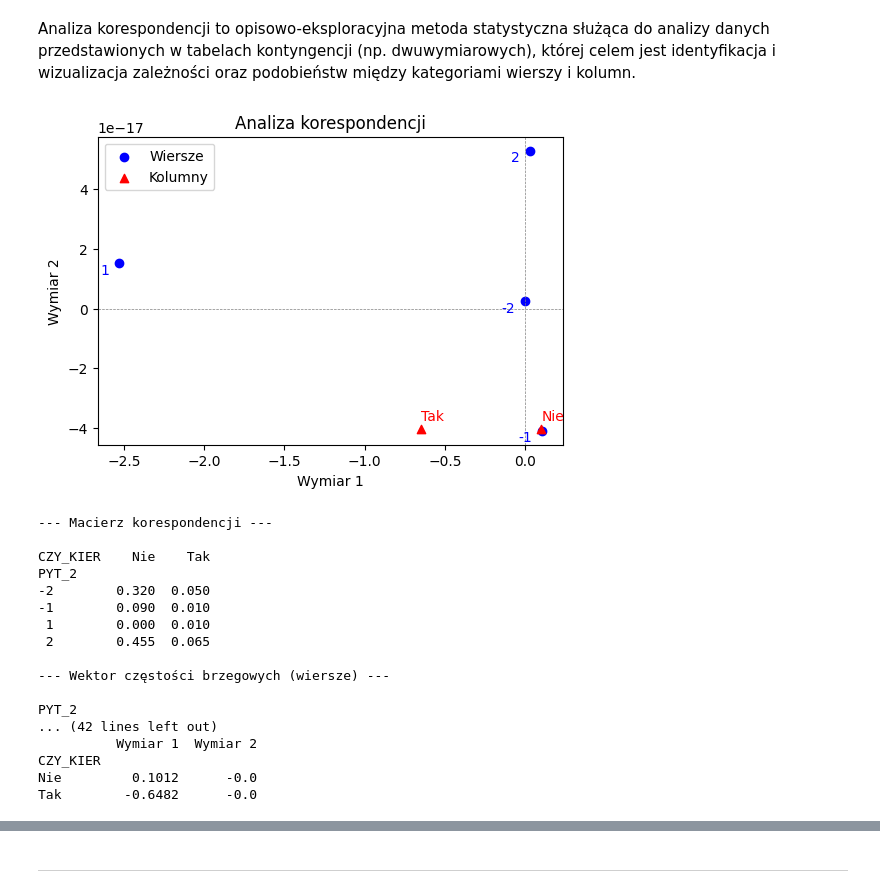
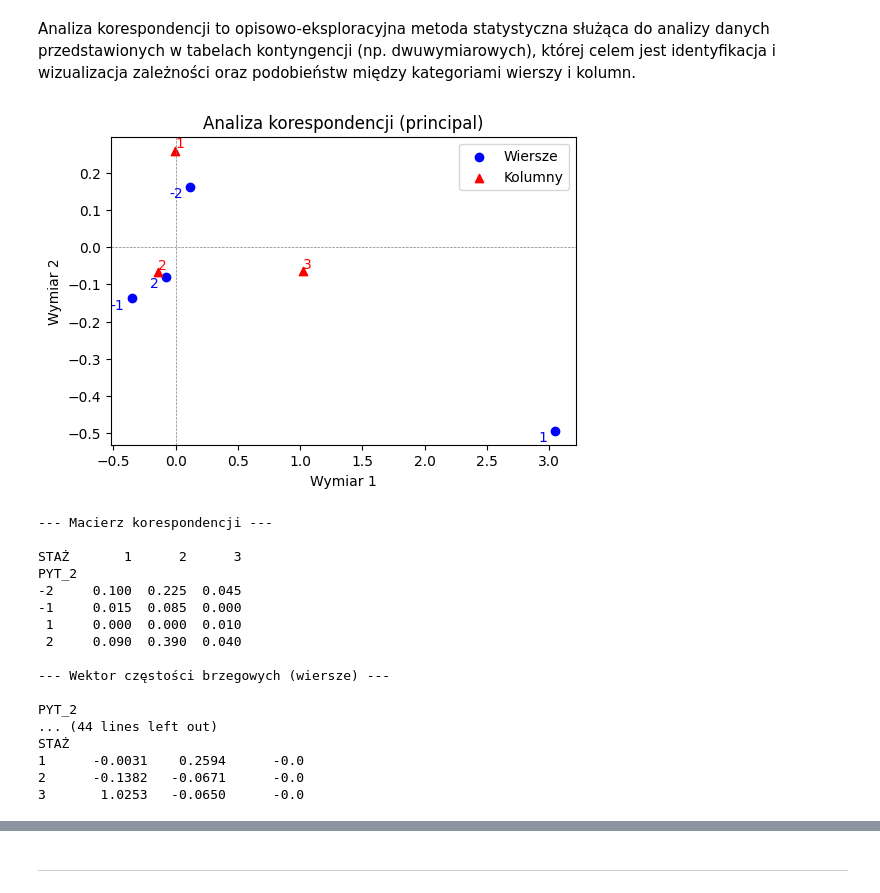
Before and after one commit to Jagaxxx/ADA_raporty, a Jupyter notebook: raport2/raport_l2.ipynb, the cells around one changed output, grey strips where cells are left out. Drawn from its saved outputs; the diff is of its cells as text; code cells hidden in the pictures.

```diff
--- a/raport2/raport_l2.ipynb
+++ b/raport2/raport_l2.ipynb
@@ -940,7 +1066,5 @@ Wartość współczynnika tau Kendalla to około $0.048$ przy p-wartości $=0.47
 # %% [markdown]
 - zajmowane stanowisko i staż pracy
 # %%
-CzKS_kendalltau = kendalltau(data['CZY_KIER'], data['STAŻ'])
-
-print(f'statystyka: {CzKS_kendalltau.statistic:.3f}')
-print(f'p-wartość: {CzKS_kendalltau.pvalue:.6f}')
+tau_gk_CzKS = tau_goodman_kruskal(data['CZY_KIER'], data['STAŻ'])
+gamma_gk_CzKS = gamma_goodman_kruskal(data['CZY_KIER'], data['STAŻ'])
@@ -952,0 +1071,20 @@ To wskazuje, że osoby na stanowiskach kierowniczych mają tendencję do posiada
+# %%
+results = pd.DataFrame({
+    "Zmienne": [
+        "PYT_2 vs CZY_KIER",
+        "PYT_2 vs STAŻ",
+        "CZY_KIER vs STAŻ"
+    ],
+    "Goodman-Kruskal Tau": [
+        tau_gk_P2CzK,
+        tau_gk_P2S,
+        tau_gk_CzKS
+    ],
+    "Goodman-Kruskal Gamma": [
+        gamma_gk_P2CzK,
+        gamma_gk_P2S,
+        gamma_gk_CzKS
+    ]
+})
+
+round(results,3)
@@ -994,7 +1151,7 @@ def correspondence_analysis(crosstab):
 
     plt.xlabel("Wymiar 1")
     plt.ylabel("Wymiar 2")
-    plt.title("Analiza korespondencji")
+    plt.title("Analiza korespondencji (principal)")
     plt.legend()
 
     plt.show()
@@ -1005,34 +1162,36 @@ def correspondence_analysis(crosstab):
         "Wektor częstości brzegowych (kolumny)": pd.Series(c, index=crosstab.columns),
         "Macierz profili wierszowych": pd.DataFrame(row_profiles, index=crosstab.index, columns=crosstab.columns),
         "Macierz profili kolumnowych": pd.DataFrame(col_profiles, index=crosstab.index, columns=crosstab.columns),
-        "Macierz współrzędnych (wiersze)": pd.DataFrame(F, index=crosstab.index, columns=["Wymiar 1", "Wymiar 2"]),
-        "Macierz współrzędnych (kolumny)": pd.DataFrame(G, index=crosstab.columns, columns=["Wymiar 1", "Wymiar 2"])
+        "Macierz współrzędnych (wiersze)": pd.DataFrame(F, index=crosstab.index, columns=["Wymiar 1", "Wymiar 2", "Wymiar 3"]),
+        "Macierz współrzędnych (kolumny)": pd.DataFrame(G, index=crosstab.columns, columns=["Wymiar 1", "Wymiar 2", "Wymiar 3"])
     }
 
     return results
+# %%
+crosstab_P2S = pd.crosstab(data['PYT_2'], data['STAŻ'])
 # %%
-results = correspondence_analysis(crosstab_P2CzK)
+results = correspondence_analysis(crosstab_P2S)
 
 for key, value in results.items():
     print(f"\n--- {key} ---\n")
     print(value.round(4))
 # %% [output]
-[figure, old version]
+[figure, new version]
 --- Macierz korespondencji ---
 
-CZY_KIER    Nie    Tak
+STAŻ       1      2      3
 PYT_2
--2        0.320  0.050
--1        0.090  0.010
- 1        0.000  0.010
- 2        0.455  0.065
+-2     0.100  0.225  0.045
+-1     0.015  0.085  0.000
+ 1     0.000  0.000  0.010
+ 2     0.090  0.390  0.040
 
 --- Wektor częstości brzegowych (wiersze) ---
 
 PYT_2
-... (42 lines left out)
-          Wymiar 1  Wymiar 2
-CZY_KIER
-Nie         0.1012      -0.0
-Tak        -0.6482      -0.0
+... (44 lines left out)
+STAŻ
+1      -0.0031    0.2594      -0.0
+2      -0.1382   -0.0671      -0.0
+3       1.0253   -0.0650      -0.0
 # %% [markdown]
```
Also changed, not shown: parts of 69 cells of this notebook.
